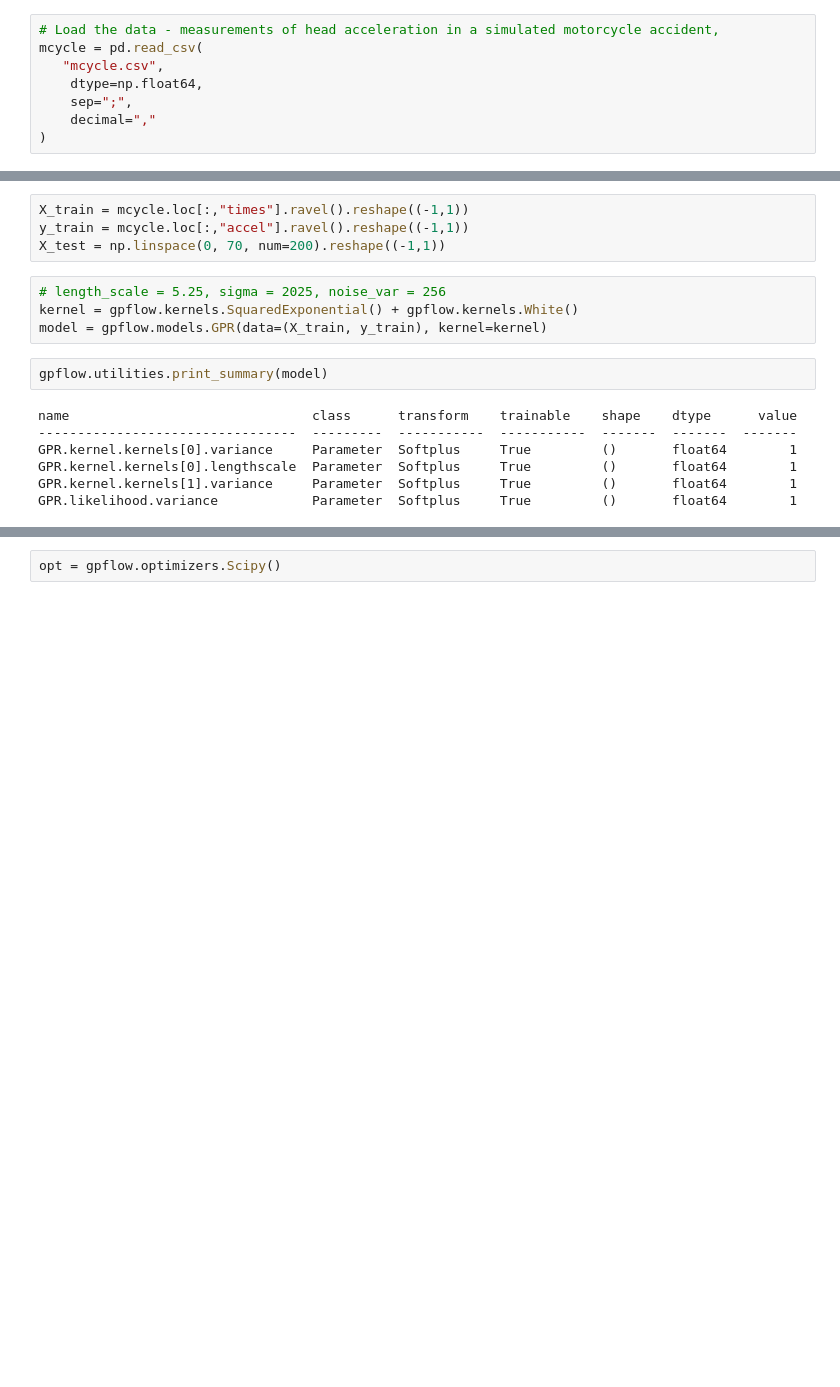
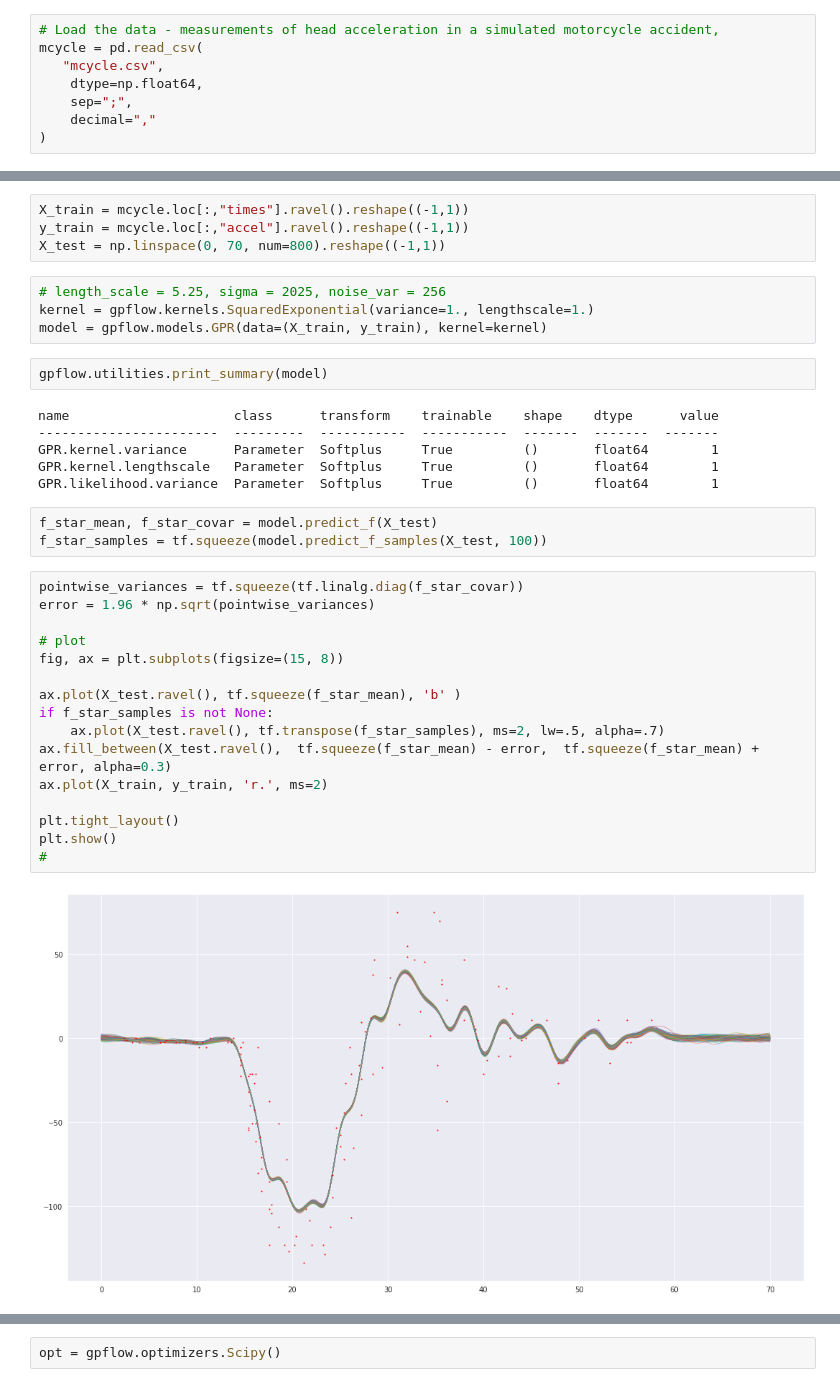
Before and after one commit to kaijennissen/gaussian_processes, a Jupyter notebook: gp-tutorial/gp-tutorial-3-application.ipynb, the cells around one changed output, grey strips where cells are left out. Cells and saved outputs as stored; diff of their text form; blank space fills up the shorter version.

```diff
--- a/gp-tutorial/gp-tutorial-3-application.ipynb
+++ b/gp-tutorial/gp-tutorial-3-application.ipynb
@@ -282,17 +53,37 @@ plt.show()
 # %%
 X_train = mcycle.loc[:,"times"].ravel().reshape((-1,1))
 y_train = mcycle.loc[:,"accel"].ravel().reshape((-1,1))
-X_test = np.linspace(0, 70, num=200).reshape((-1,1))
+X_test = np.linspace(0, 70, num=800).reshape((-1,1))
 # %%
 # length_scale = 5.25, sigma = 2025, noise_var = 256
-kernel = gpflow.kernels.SquaredExponential() + gpflow.kernels.White()
+kernel = gpflow.kernels.SquaredExponential(variance=1., lengthscale=1.)
 model = gpflow.models.GPR(data=(X_train, y_train), kernel=kernel)
 # %%
 gpflow.utilities.print_summary(model)
 # %% [output]
-name                               class      transform    trainable    shape    dtype      value
----------------------------------  ---------  -----------  -----------  -------  -------  -------
-GPR.kernel.kernels[0].variance     Parameter  Softplus     True         ()       float64        1
-GPR.kernel.kernels[0].lengthscale  Parameter  Softplus     True         ()       float64        1
-GPR.kernel.kernels[1].variance     Parameter  Softplus     True         ()       float64        1
-GPR.likelihood.variance            Parameter  Softplus     True         ()       float64        1
+name                     class      transform    trainable    shape    dtype      value
+-----------------------  ---------  -----------  -----------  -------  -------  -------
+GPR.kernel.variance      Parameter  Softplus     True         ()       float64        1
+GPR.kernel.lengthscale   Parameter  Softplus     True         ()       float64        1
+GPR.likelihood.variance  Parameter  Softplus     True         ()       float64        1
+# %%
+f_star_mean, f_star_covar = model.predict_f(X_test)
+f_star_samples = tf.squeeze(model.predict_f_samples(X_test, 100))
+# %%
+pointwise_variances = tf.squeeze(tf.linalg.diag(f_star_covar))
+error = 1.96 * np.sqrt(pointwise_variances)
+
+# plot
+fig, ax = plt.subplots(figsize=(15, 8))
+
+ax.plot(X_test.ravel(), tf.squeeze(f_star_mean), 'b' )
+if f_star_samples is not None:
+    ax.plot(X_test.ravel(), tf.transpose(f_star_samples), ms=2, lw=.5, alpha=.7)
+ax.fill_between(X_test.ravel(),  tf.squeeze(f_star_mean) - error,  tf.squeeze(f_star_mean) + error, alpha=0.3)
+ax.plot(X_train, y_train, 'r.', ms=2)
+
+plt.tight_layout()
+plt.show()
+#
+# %% [output]
+[figure, added]
```
Also changed, not shown: parts of 123 cells of this notebook.
